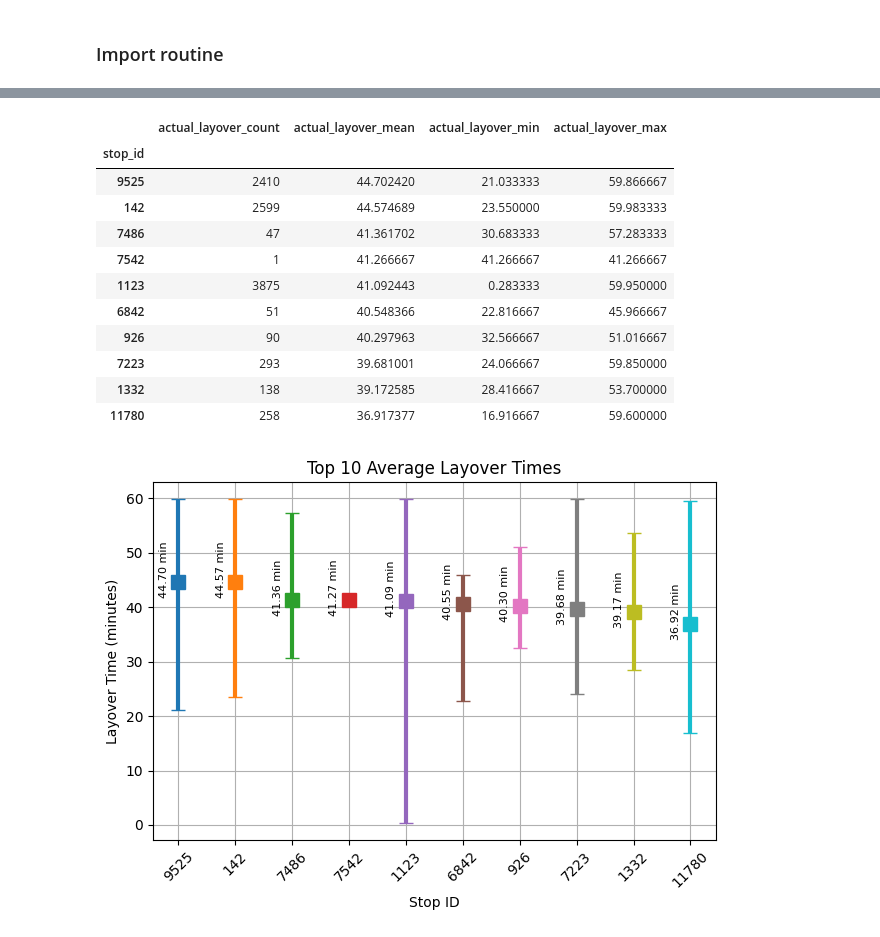
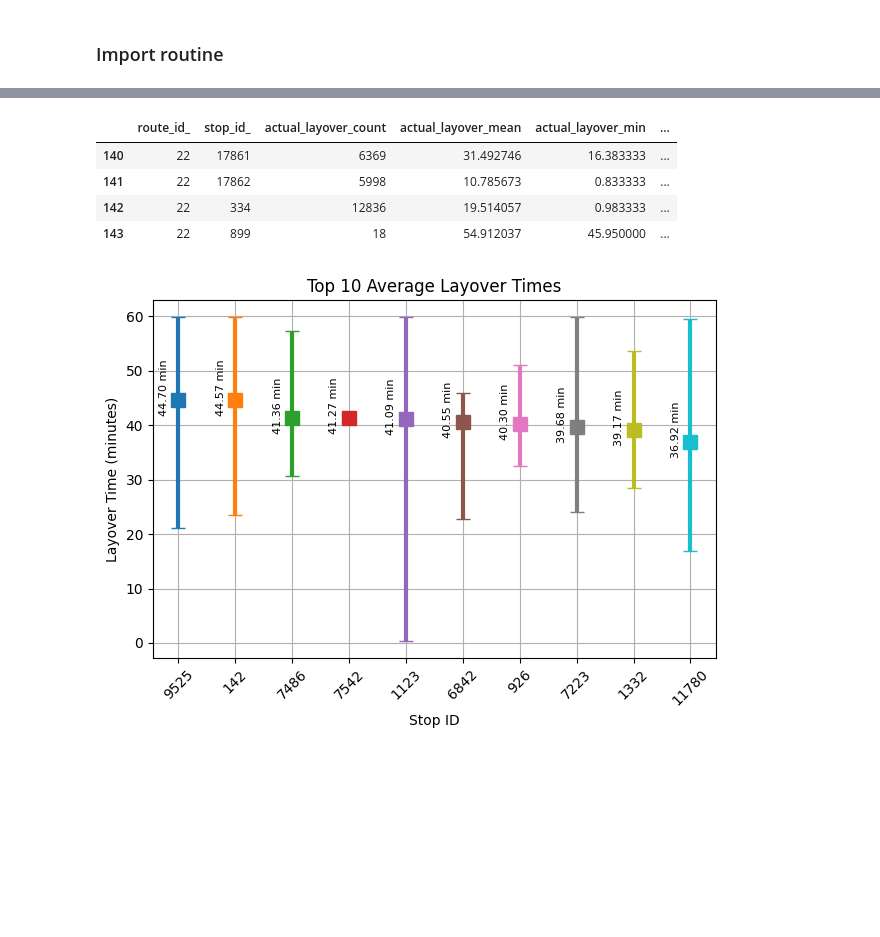
Before and after one commit to aforte40/MBTA_PostRatingRecap_ArrDepTimes, a Jupyter notebook: compute_layovers.ipynb, the cells around one changed output, grey strips where cells are left out. Drawn from its saved outputs; the diff is of its cells as text; code cells hidden in the pictures; blank space fills up the shorter version.

Commit message:
Finalized import routine
Converted all intermediate steps to functions. Introduce I/E via pickle, as it literally takes a couple of seconds to load all the dataset

```diff
--- a/compute_layovers.ipynb
+++ b/compute_layovers.ipynb
@@ -44,17 +82 @@ reading subfolder: mapped_realtime_data\mapped_realtime_data20211219_20220312
-# %%
-test = pd.concat(df_list, axis=0, ignore_index=True)
-# Sort data by service_date, block_id and half_trip_id
-test = test.sort_values(by=['route_id','service_date', 'block_id', 'half_trip_id'])
-# %%
-# Group by service_date and block_id
-grouped = test.groupby(['route_id','service_date', 'block_id'], observed=True)
-# Calculate theoretical and actual layover times using diff()
-test['theoretical_layover'] = grouped['scheduled'].diff().dt.total_seconds() / 60
-test['actual_layover'] = grouped['actual'].diff().dt.total_seconds() / 60
-# Replace the first row of each group with null timedelta
-test.loc[grouped.head(1).index, ['theoretical_layover', 'actual_layover']] = 0
-# Replace negative values with their 24h complement
-test.loc[test.theoretical_layover < 0, 'theoretical_layover'] = 1440 + test.theoretical_layover
-test.loc[test.actual_layover < 0, 'actual_layover'] = 1440 + test.actual_layover
-#test.loc[test.point_type != 'Endpoint', ['theoretical_layover', 'actual_layover']] = np.nan
 # %%
@@ -92,23 +115,16 @@ plt.show()
 # %%
 # Group again by service_date and stop_id, and calculate the mean, min and max layover time
 mask = (test.theoretical_layover < 60) & (test.actual_layover < 60) & (test.theoretical_layover > 0) & (test.actual_layover > 0)
-grouped = test.loc[mask].groupby(['stop_id'], observed=True).agg({'actual_layover': ['count', 'mean', 'min', 'max']})
+grouped = test.loc[mask].groupby(['route_id','stop_id'], observed=True).agg({'actual_layover': ['count', 'mean', 'min', 'max']}).reset_index()
 grouped.columns = ['_'.join(col).strip() for col in grouped.columns.values]
 top10 =grouped.sort_values(by='actual_layover_mean', ascending=False).head(10)
-top10
+grouped.loc[grouped.route_id_ == '22']
 # %% [output]
-|  | actual_layover_count | actual_layover_mean | actual_layover_min | actual_layover_max |
-| stop_id |  |  |  |  |
-| 9525 | 2410 | 44.702420 | 21.033333 | 59.866667 |
-| 142 | 2599 | 44.574689 | 23.550000 | 59.983333 |
-| 7486 | 47 | 41.361702 | 30.683333 | 57.283333 |
-| 7542 | 1 | 41.266667 | 41.266667 | 41.266667 |
-| 1123 | 3875 | 41.092443 | 0.283333 | 59.950000 |
-| 6842 | 51 | 40.548366 | 22.816667 | 45.966667 |
-| 926 | 90 | 40.297963 | 32.566667 | 51.016667 |
-| 7223 | 293 | 39.681001 | 24.066667 | 59.850000 |
-| 1332 | 138 | 39.172585 | 28.416667 | 53.700000 |
-| 11780 | 258 | 36.917377 | 16.916667 | 59.600000 |
+|  | route_id_ | stop_id_ | actual_layover_count | actual_layover_mean | actual_layover_min | ... |
+| 140 | 22 | 17861 | 6369 | 31.492746 | 16.383333 | ... |
+| 141 | 22 | 17862 | 5998 | 10.785673 | 0.833333 | ... |
+| 142 | 22 | 334 | 12836 | 19.514057 | 0.983333 | ... |
+| 143 | 22 | 899 | 18 | 54.912037 | 45.950000 | ... |
 # %%
 for idx in top10.index:
     plt.errorbar(idx, top10.actual_layover_mean[idx],
```
Also changed, not shown: parts of 4 cells of this notebook, 1 other file.
